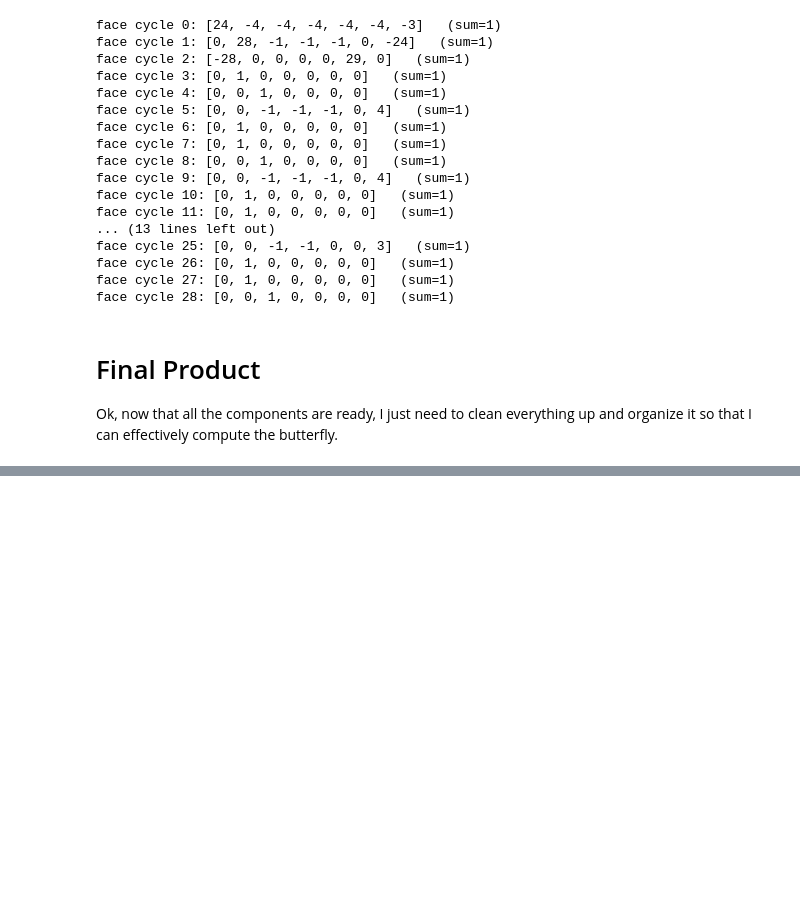
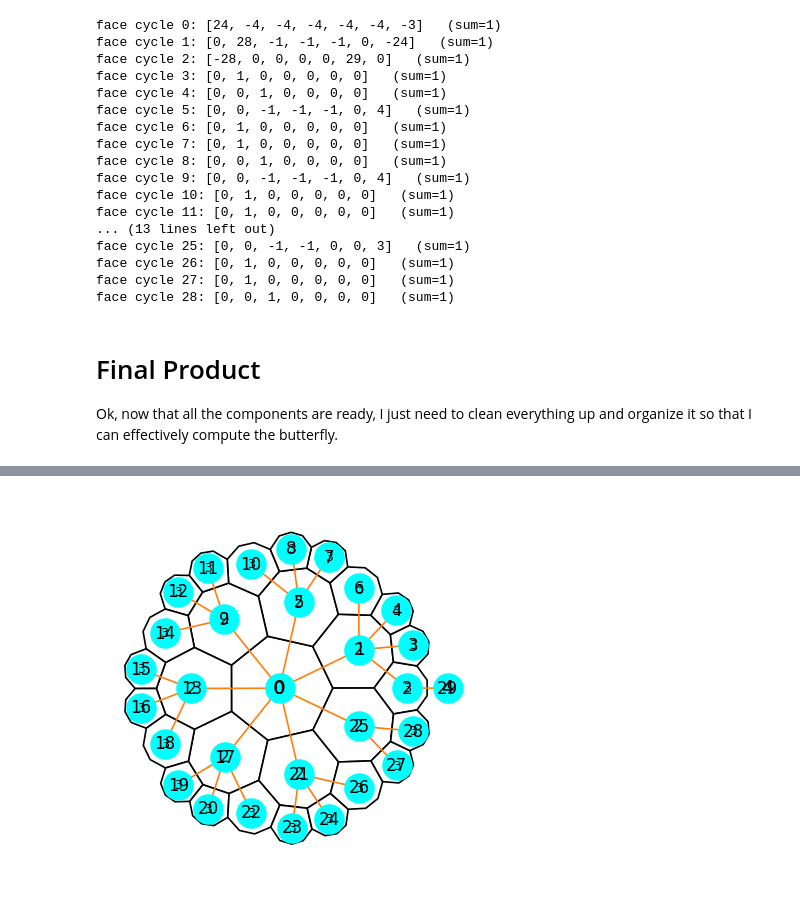
Before and after one commit to amalbumbia/Hyperbolic_Lattices, a Jupyter notebook: test_hyp_butterfly.ipynb, the cells around one changed output, grey strips where cells are left out. Cells and saved outputs as stored; diff of their text form; code cells hidden in the pictures; blank space fills up the shorter version.

```diff
--- a/test_hyp_butterfly.ipynb
+++ b/test_hyp_butterfly.ipynb
@@ -1336,0 +1122,72 @@ Ok, now that all the components are ready, I just need to clean everything up an
+# %%
+# Step 5: Find the tiling layer associated with each face and organize all the information collected
+# thus far into a data frame to be manipulated later
+
+T_idx = nx.Graph()
+for u, v in T_rooted.edges():
+    T_idx.add_edge(u, v)
+
+poly_map = { poly.idx: poly for poly in tiling.polygons }
+
+layers_list = []
+poly_list = []
+plot_tiling(tiling)
+for i, poly in poly_map.items():
+    x, y = poly.get_center().real, poly.get_center().imag
+    l = tiling.get_layer(i)
+    layers_list.append(l)
+    poly_list.append(i)
+    plt.text(x, y, str(l),
+             ha="center", va="center",
+             fontsize=12*(1 - 0.5 * (x**2 + y**2)**0.5))
+
+pos = {node: (poly_map[node].get_center().real,
+              poly_map[node].get_center().imag)
+       for node in T_idx.nodes() if node in poly_map}
+
+# now add the outside node explicitly
+max_r = max(abs(poly.get_center()) for poly in tiling.polygons)
+pos[root_point] = (1.2 * max_r, 0)
+
+outer_layer = tiling.n + 1
+layers_list.append(outer_layer)
+poly_list.append(root_point)
+
+x, y = pos[root_point]
+plt.text(x, y, str(outer_layer),
+         ha="center", va="center",
+         fontsize=12)
+
+# plot the overlay of the tiling with the spanning tree - the indices of the layers match
+nx.draw(T_idx, pos=pos,
+        with_labels=True,
+        node_color="cyan",
+        edge_color="C1",
+        font_size=10)
+
+plt.axis("equal")
+plt.show()
+
+layer_plus_poly = list(zip(layers_list, poly_list))
+
+
+faces_nodes_layers_df = pd.DataFrame({
+    "Tiling Faces/ST Nodes Index": poly_list,
+    "Layer": layers_list
+})
+
+node_to_layer = dict(zip(
+    faces_nodes_layers_df["Tiling Faces/ST Nodes Index"],
+    faces_nodes_layers_df["Layer"]
+))
+
+# relabel edges (u, v) → (layer(u), layer(v))
+tree_edges_layers = [(node_to_layer[u], node_to_layer[v]) for (u, v) in tree_edges_rooted]
+print(tree_edges_layers)
+
+edges_df = pd.DataFrame(tree_edges_rooted, columns=["u", "v"])
+edges_df["layer_u"] = edges_df["u"].map(node_to_layer).astype(int)
+edges_df["layer_v"] = edges_df["v"].map(node_to_layer).astype(int)
+print(edges_df)
+# %% [output]
+[figure, added]
```
Also changed, not shown: parts of 17 cells of this notebook.
